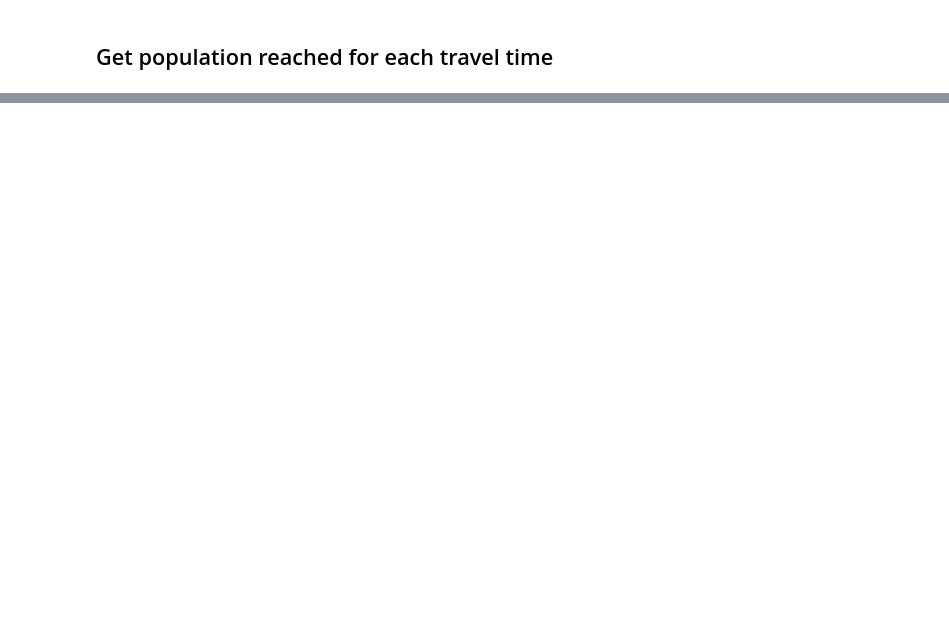
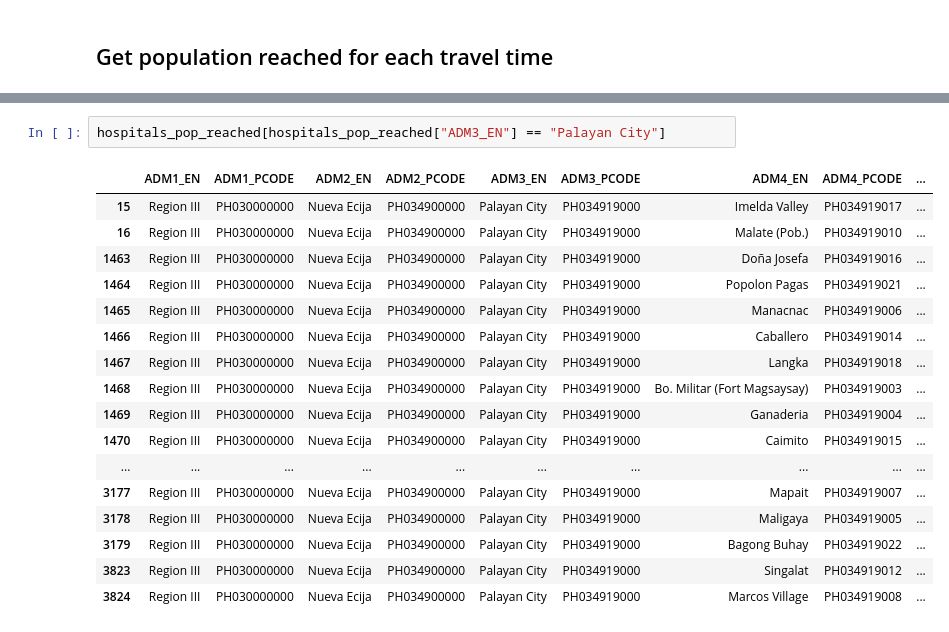
Before and after one commit to thinkingmachines/project-cchain, a Jupyter notebook: notebooks/tm/hospitals-isochrones/02-contours-to-adminlevel.ipynb, the cells around one changed output, grey strips where cells are left out. Drawn from its saved outputs; the diff is of its cells as text; blank space fills up the shorter version.

```diff
--- a/notebooks/tm/hospitals-isochrones/02-contours-to-adminlevel.ipynb
+++ b/notebooks/tm/hospitals-isochrones/02-contours-to-adminlevel.ipynb
@@ -236,0 +445,20 @@ hospitals_pop_reached.head(2)
+# %%
+hospitals_pop_reached[hospitals_pop_reached["ADM3_EN"] == "Palayan City"]
+# %% [output]
+|  | ADM1_EN | ADM1_PCODE | ADM2_EN | ADM2_PCODE | ADM3_EN | ADM3_PCODE | ADM4_EN | ADM4_PCODE | ... |
+| 15 | Region III | PH030000000 | Nueva Ecija | PH034900000 | Palayan City | PH034919000 | Imelda Valley | PH034919017 | ... |
+| 16 | Region III | PH030000000 | Nueva Ecija | PH034900000 | Palayan City | PH034919000 | Malate (Pob.) | PH034919010 | ... |
+| 1463 | Region III | PH030000000 | Nueva Ecija | PH034900000 | Palayan City | PH034919000 | Doña Josefa | PH034919016 | ... |
+| 1464 | Region III | PH030000000 | Nueva Ecija | PH034900000 | Palayan City | PH034919000 | Popolon Pagas | PH034919021 | ... |
+| 1465 | Region III | PH030000000 | Nueva Ecija | PH034900000 | Palayan City | PH034919000 | Manacnac | PH034919006 | ... |
+| 1466 | Region III | PH030000000 | Nueva Ecija | PH034900000 | Palayan City | PH034919000 | Caballero | PH034919014 | ... |
+| 1467 | Region III | PH030000000 | Nueva Ecija | PH034900000 | Palayan City | PH034919000 | Langka | PH034919018 | ... |
+| 1468 | Region III | PH030000000 | Nueva Ecija | PH034900000 | Palayan City | PH034919000 | Bo. Militar (Fort Magsaysay) | PH034919003 | ... |
+| 1469 | Region III | PH030000000 | Nueva Ecija | PH034900000 | Palayan City | PH034919000 | Ganaderia | PH034919004 | ... |
+| 1470 | Region III | PH030000000 | Nueva Ecija | PH034900000 | Palayan City | PH034919000 | Caimito | PH034919015 | ... |
+| ... | ... | ... | ... | ... | ... | ... | ... | ... | ... |
+| 3177 | Region III | PH030000000 | Nueva Ecija | PH034900000 | Palayan City | PH034919000 | Mapait | PH034919007 | ... |
+| 3178 | Region III | PH030000000 | Nueva Ecija | PH034900000 | Palayan City | PH034919000 | Maligaya | PH034919005 | ... |
+| 3179 | Region III | PH030000000 | Nueva Ecija | PH034900000 | Palayan City | PH034919000 | Bagong Buhay | PH034919022 | ... |
+| 3823 | Region III | PH030000000 | Nueva Ecija | PH034900000 | Palayan City | PH034919000 | Singalat | PH034919012 | ... |
+| 3824 | Region III | PH030000000 | Nueva Ecija | PH034900000 | Palayan City | PH034919000 | Marcos Village | PH034919008 | ... |
```
Also changed, not shown: parts of 39 cells of this notebook.
